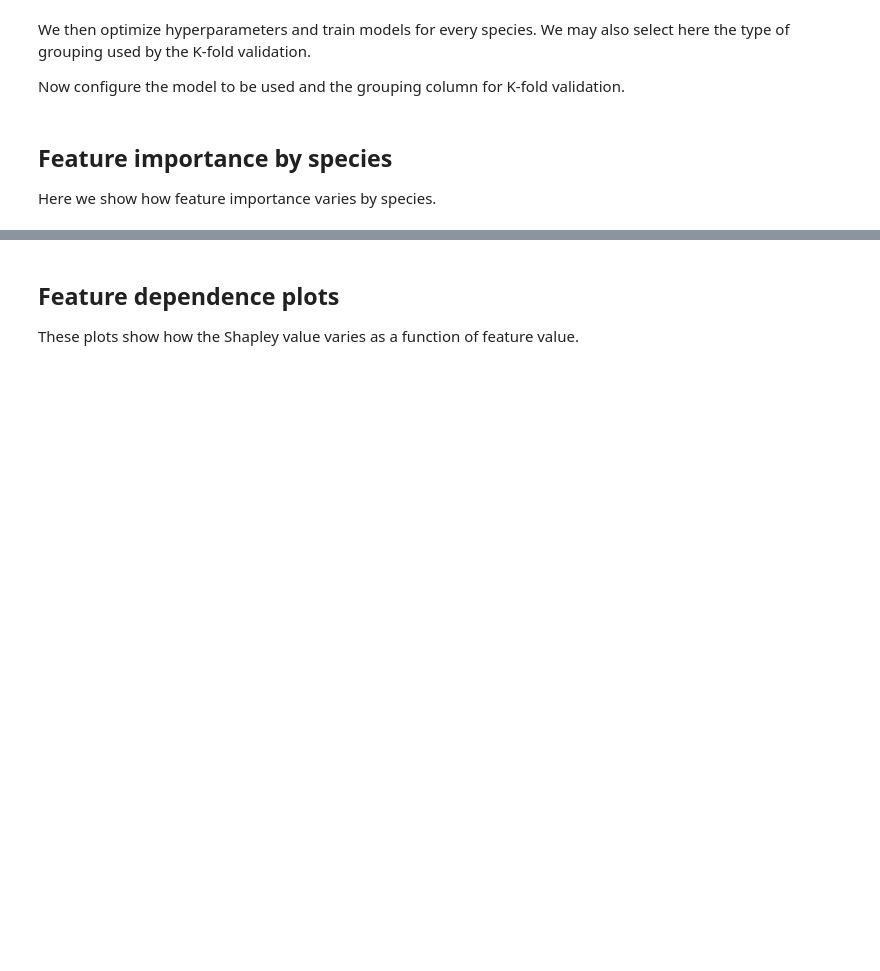
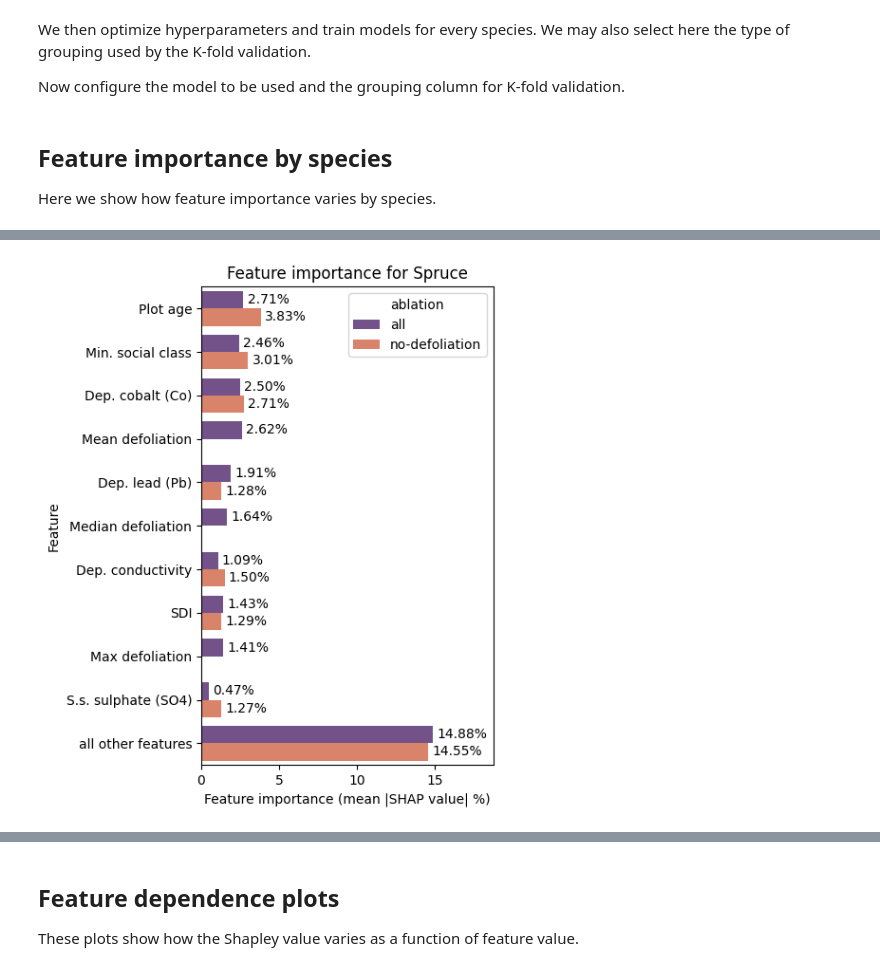
Before and after one commit to simlab-vs/icp-forest-xai, a Jupyter notebook: 02-modeling.ipynb, the cells around one changed output, grey strips where cells are left out. Drawn from its saved outputs; the diff is of its cells as text; code cells hidden in the pictures; blank space fills up the shorter version.

```diff
--- a/02-modeling.ipynb
+++ b/02-modeling.ipynb
@@ -157,12 +382,74 @@ if os.path.exists(
-# %%
-# Plot the top N features by species for a given fold
-fold = 0  # Change this to plot for a different fold
-for species, results in all_results.items():
-    plt.figure()
-    ax = shap.plots.bar(
-        results.shap_values[fold],
-        max_display=10,
-        ax=plt.gca(),
-        show=False,
-    )
-    ax.set_title(f"Feature importance for {species.capitalize()}")
+# %%
+# Plot the top N features by species for a given fold
+top_n = 10
+
+for species, results in all_results.items():
+    plt.figure(figsize=(5, 6))
+    data = (
+        importances_comparison.filter(pl.col("species") == species)
+        .join(
+            pl.from_dicts(
+                [
+                    {"feature": k, "feature_label": v["label"]}
+                    for k, v in FEATURES_METADATA.items()
+                ]
+            ),
+            on="feature",
+            how="left",
+        )
+        .with_columns(feature=pl.col("feature_label"))
+        .drop("feature_label")
+        .group_by("feature")
+        .agg(
+            pl.col("shap-all").mean().alias("importance-all"),
+            pl.col("shap-no-defoliation").mean().alias("importance-no-defoliation"),
+        )
+        .with_columns(
+            pl.max_horizontal(
+                pl.col("importance-all"), pl.col("importance-no-defoliation")
+            )
+            .rank(descending=True)
+            .alias("rank")
+        )
+    )
+
+    data = (
+        data.unpivot(index=["feature", "rank"], on=cs.starts_with("importance-"))
+        .with_columns(ablation=pl.col("variable").str.replace("importance-", ""))
+        .select("feature", "ablation", pl.col("value").alias("importance"), "rank")
+    )
+
+    data = pl.concat(
+        [
+            data.filter(pl.col("rank") <= top_n)
+            .sort(pl.col("rank"))
+            .select("feature", "ablation", "importance"),
+            data.filter(pl.col("rank") > top_n).select(
+                pl.lit("all other features").alias("feature"),
+                "ablation",
+                pl.col("importance").sum().over("ablation").alias("importance"),
+            ),
+        ]
+    )
+
+    ax = sns.barplot(
+        data=data,
+        x="importance",
+        y="feature",
+        hue="ablation",
+        palette=sns.color_palette("cmo.thermal", n_colors=2),
+    )
+
+    ax.bar_label(ax.containers[0], fontsize=10, fmt="%.2f%%", padding=3)
+    ax.bar_label(ax.containers[1], fontsize=10, fmt="%.2f%%", padding=3)
+
+    ax.set_xlabel("Feature importance (mean |SHAP value| %)")
+    ax.set_ylabel("Feature")
+
+    ax.set_xlim(ax.get_xlim()[0], ax.get_xlim()[1] * 1.2)
+
+    ax.set_title(f"Feature importance for {species.capitalize()}")
+
+    plt.tight_layout()
+# %% [output]
+[figure, added]
```
Also changed, not shown: parts of 28 cells of this notebook, 16 other files.
